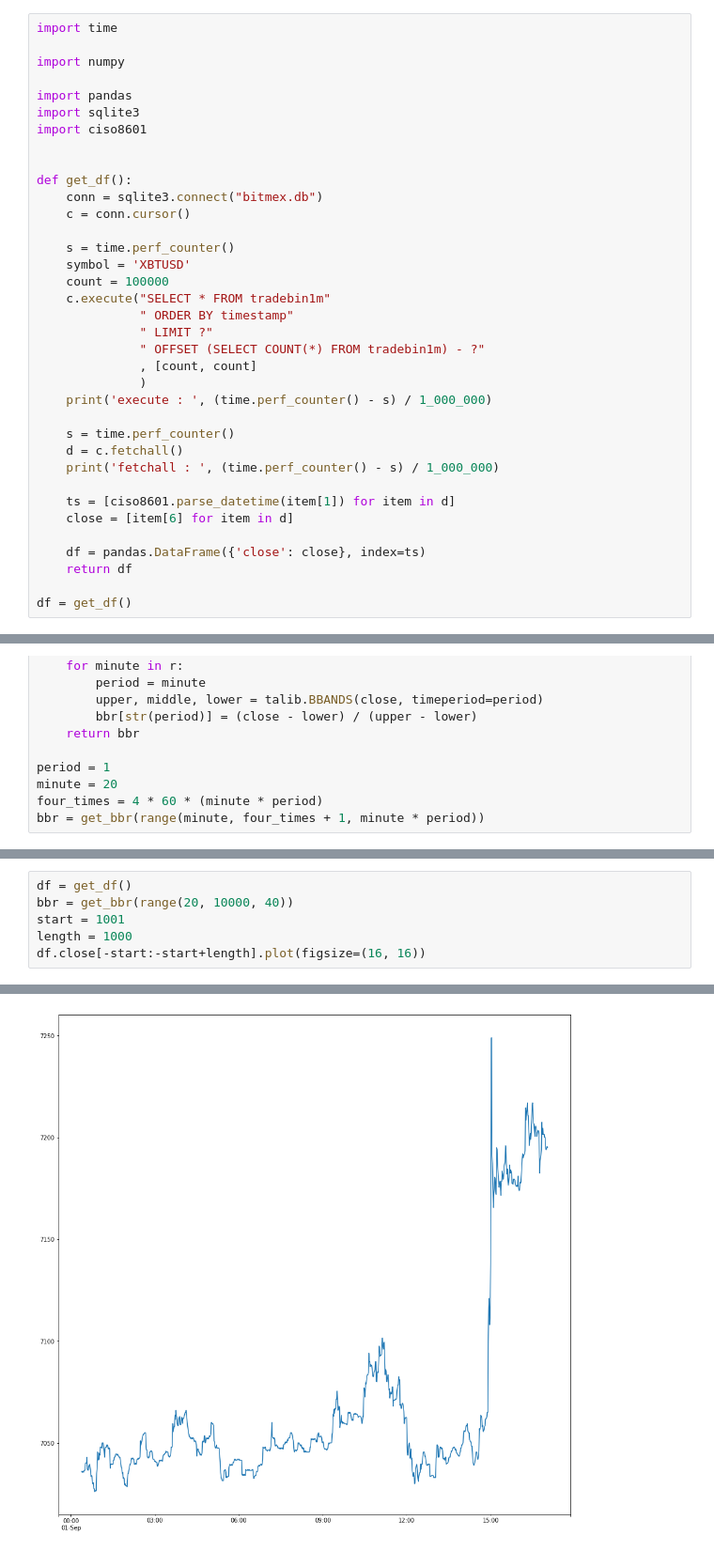
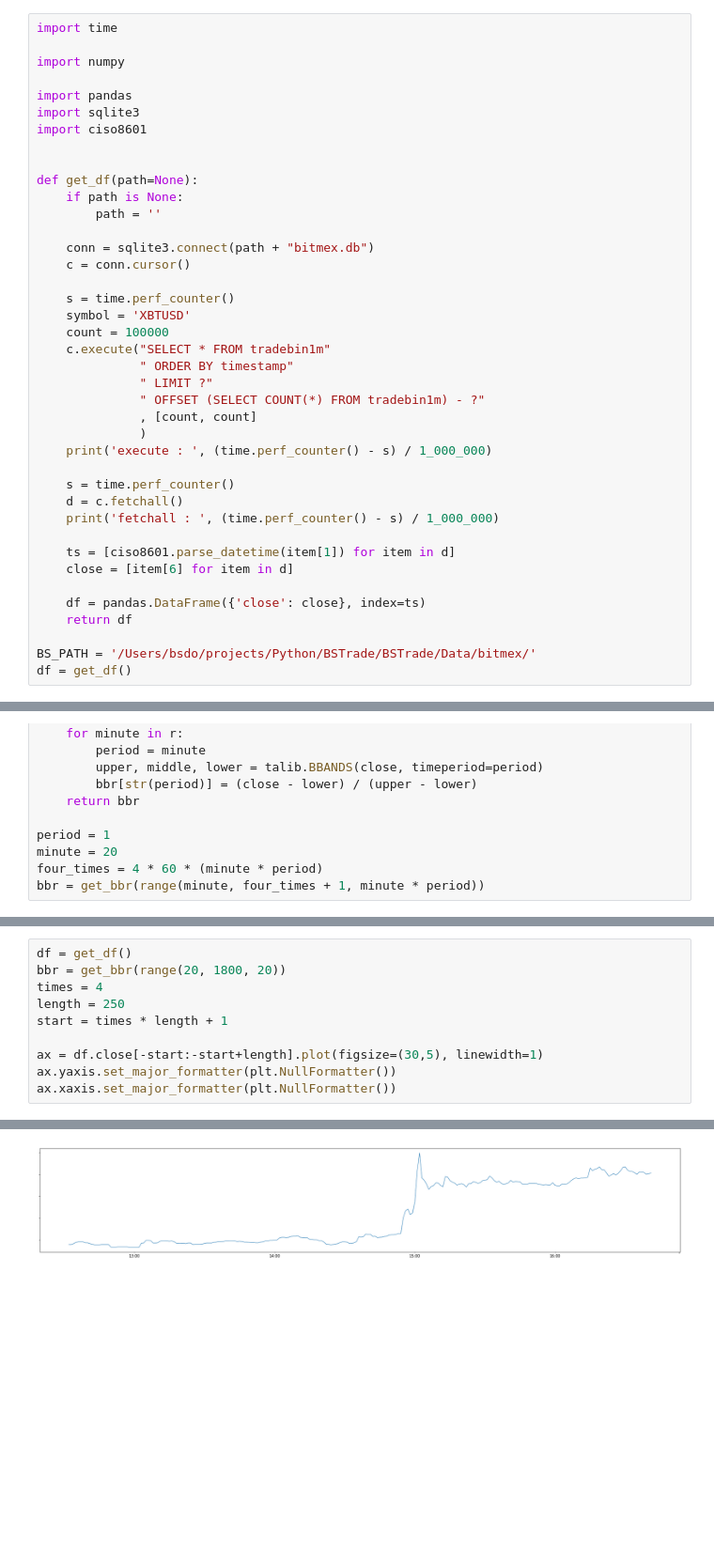
Before and after one commit to bsdo64/BSTrade_init, a Jupyter notebook: Untitled.ipynb, the cells around one changed output, grey strips where cells are left out. Shown at 94% size. Cells and saved outputs as stored; diff of their text form; blank space fills up the shorter version.

```diff
--- a/Untitled.ipynb
+++ b/Untitled.ipynb
@@ -8,8 +8,11 @@ import sqlite3
 import ciso8601
 
 
-def get_df():
-    conn = sqlite3.connect("bitmex.db")
+def get_df(path=None):
+    if path is None:
+        path = ''
+
+    conn = sqlite3.connect(path + "bitmex.db")
     c = conn.cursor()
 
     s = time.perf_counter()
@@ -33,5 +36,6 @@ def get_df():
     df = pandas.DataFrame({'close': close}, index=ts)
     return df
 
+BS_PATH = '/Users/bsdo/projects/Python/BSTrade/BSTrade/Data/bitmex/'
 df = get_df()
 # %% [output]
@@ -438,8 +443,12 @@ bbr.head()
 5 rows × 240 columns
 # %%
 df = get_df()
-bbr = get_bbr(range(20, 10000, 40))
-start = 1001
-length = 1000
-df.close[-start:-start+length].plot(figsize=(16, 16))
+bbr = get_bbr(range(20, 1800, 20))
+times = 4
+length = 250
+start = times * length + 1
+
+ax = df.close[-start:-start+length].plot(figsize=(30,5), linewidth=1)
+ax.yaxis.set_major_formatter(plt.NullFormatter())
+ax.xaxis.set_major_formatter(plt.NullFormatter())
 # %% [output]
@@ -449,4 +457,4 @@ fetchall :  4.134331219829619e-07
-[figure, old version]
+[figure, new version]
 # %%
 bbr_max_id = bbr.T.idxmax().fillna(0).astype(int)
 bbr_min_id = bbr.T.idxmin().fillna(0).astype(int)
```
Also changed, not shown: parts of 44 cells of this notebook, 2 other files.
